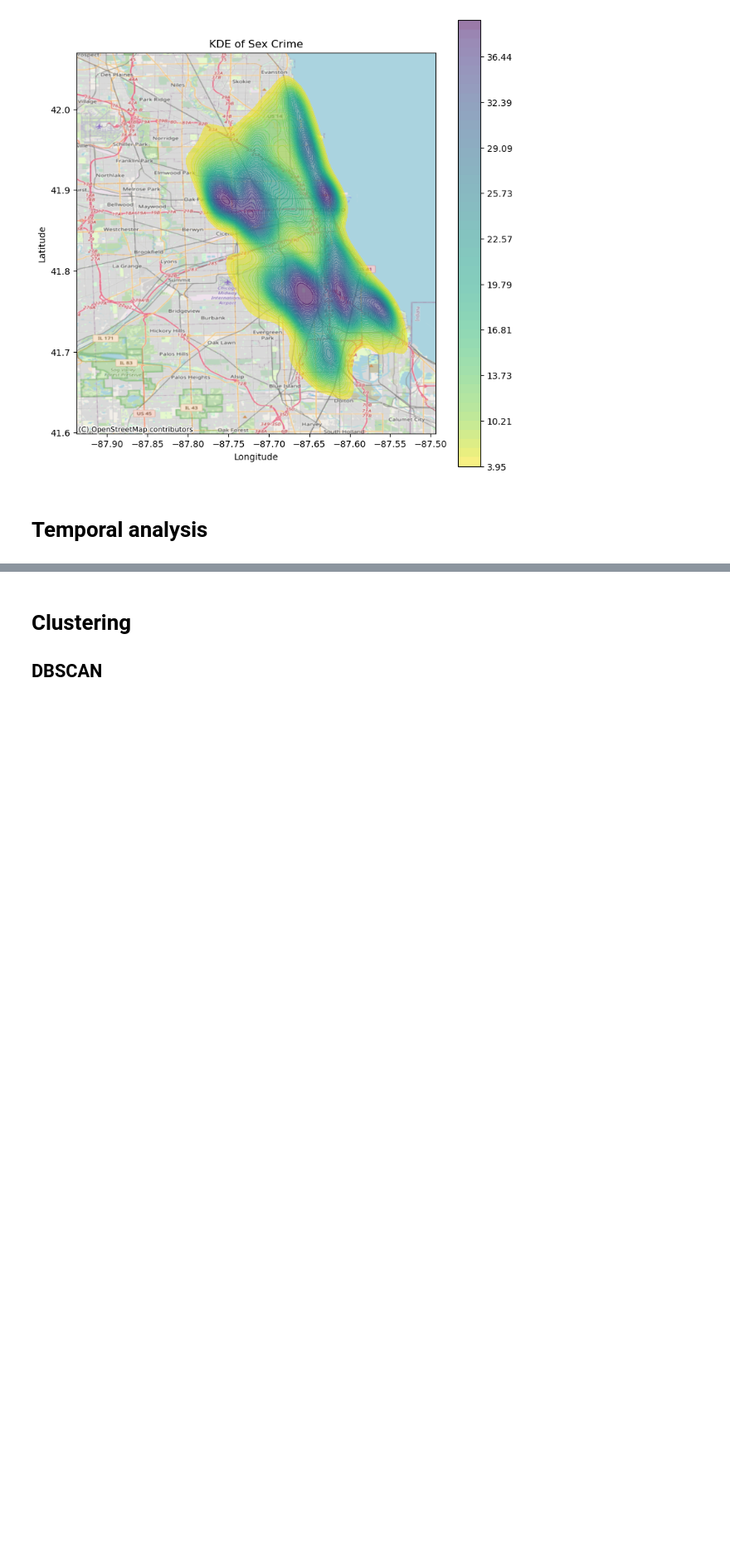
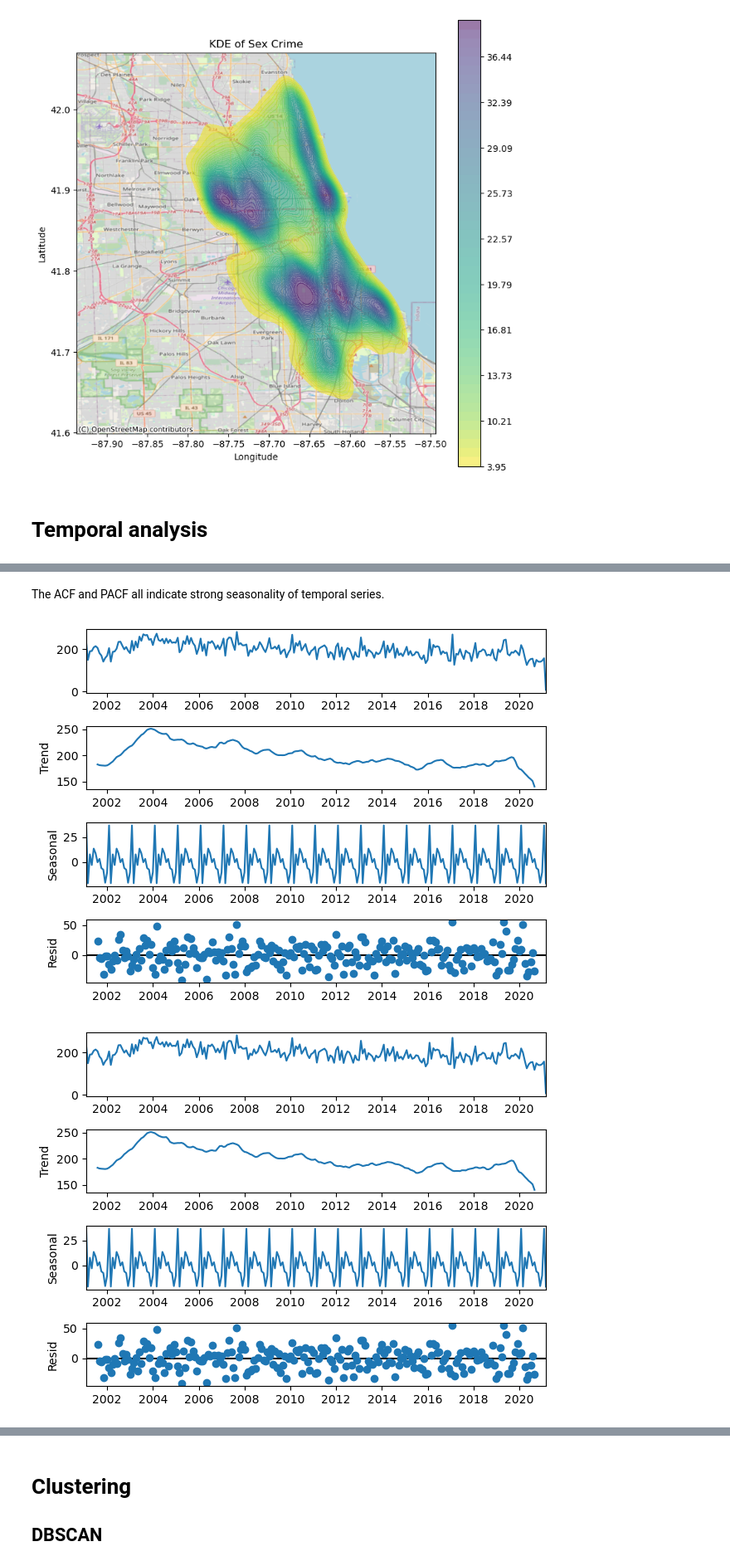
Before and after one commit to Skylar-TyZhang/STDM-Crime-analysis, a Jupyter notebook: chicago_crime.ipynb, the cells around one changed output, grey strips where cells are left out. Shown at 83% size. Drawn from its saved outputs; the diff is of its cells as text; code cells hidden in the pictures; blank space fills up the shorter version.

```diff
--- a/chicago_crime.ipynb
+++ b/chicago_crime.ipynb
@@ -412,0 +460,10 @@ Critical values
+# %% [markdown]
+The ACF and PACF all indicate strong seasonality of temporal series.
+# %%
+# check whether seasonal pattern exists
+from statsmodels.tsa.seasonal import seasonal_decompose
+child_temp_decomp=seasonal_decompose(temp_children)
+child_temp_decomp.plot()
+# %% [output]
+[figure, added]
+[figure, added]
```
Also changed, not shown: parts of 16 cells of this notebook, 1 other file.
